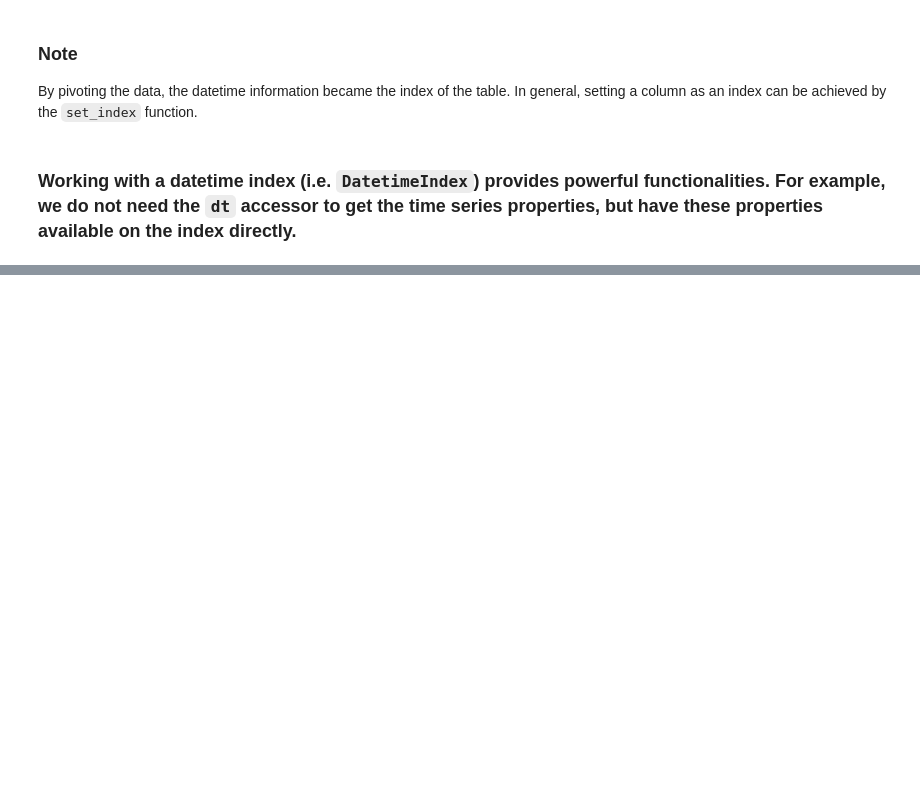
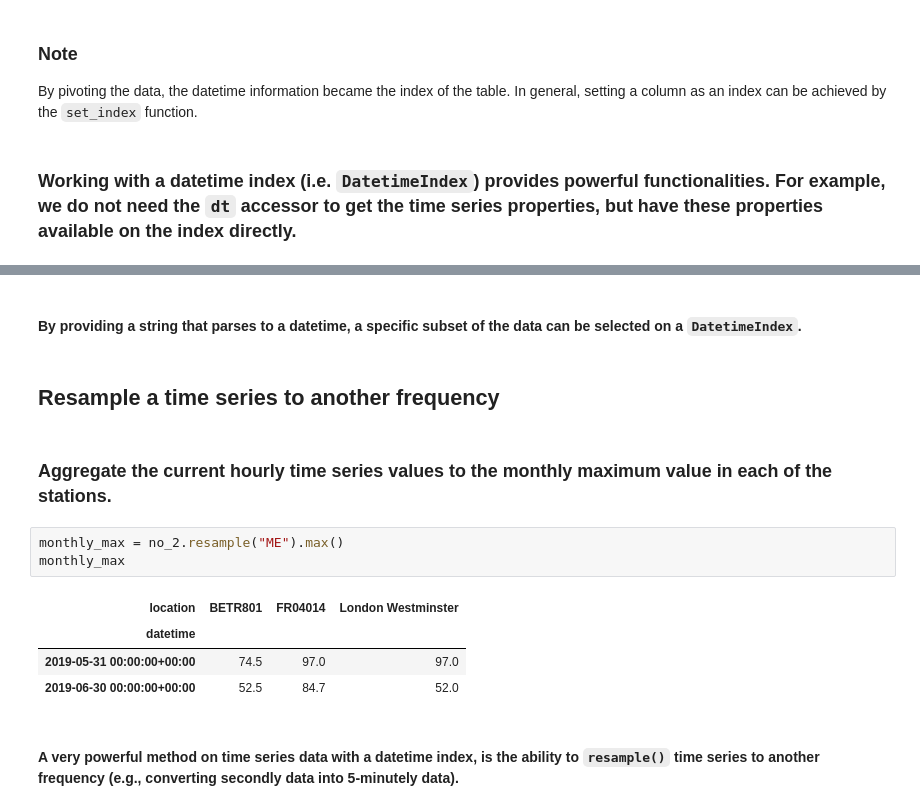
Before and after one commit to ProCO-RPHopkins/myPandas.edu, a Jupyter notebook: handling_time_series.ipynb, the cells around one changed output, grey strips where cells are left out. Saved outputs shown, nothing was run; the diff lists cells and outputs as text; blank space fills up the shorter version.

```diff
--- a/handling_time_series.ipynb
+++ b/handling_time_series.ipynb
@@ -138,0 +156,16 @@ By pivoting the data, the datetime information became the index of the table. In
+# %% [markdown]
+#### By providing a string that parses to a datetime, a specific subset of the data can be selected on a `DatetimeIndex`.
+# %% [markdown]
+## Resample a time series to another frequency
+# %% [markdown]
+### Aggregate the current hourly time series values to the monthly maximum value in each of the stations.
+# %%
+monthly_max = no_2.resample("ME").max()
+monthly_max
+# %% [output]
+| location | BETR801 | FR04014 | London Westminster |
+| datetime |  |  |  |
+| 2019-05-31 00:00:00+00:00 | 74.5 | 97.0 | 97.0 |
+| 2019-06-30 00:00:00+00:00 | 52.5 | 84.7 | 52.0 |
+# %% [markdown]
+#### A very powerful method on time series data with a datetime index, is the ability to `resample()` time series to another frequency (e.g., converting secondly data into 5-minutely data).
```
Also changed, not shown: parts of 9 cells of this notebook.
